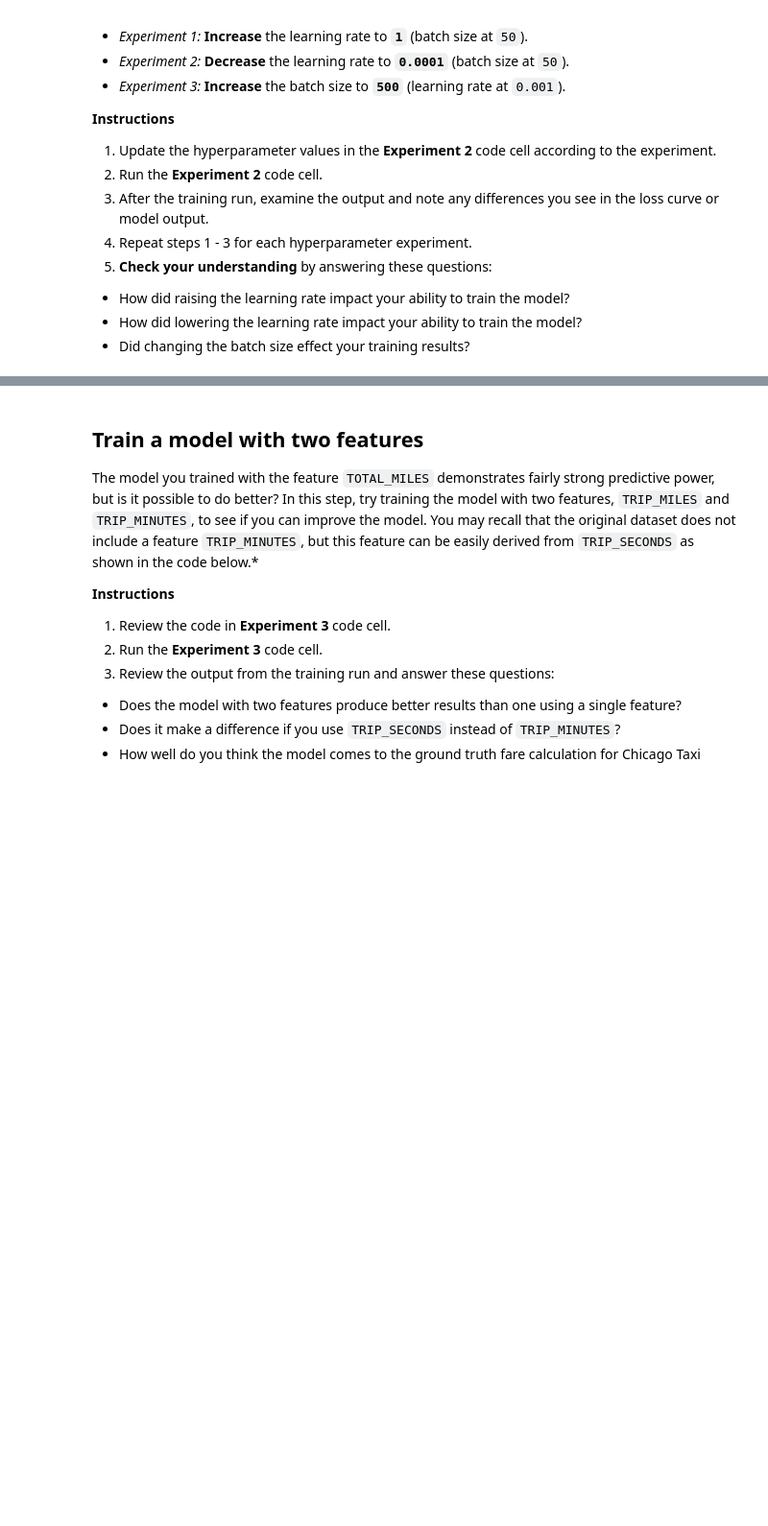
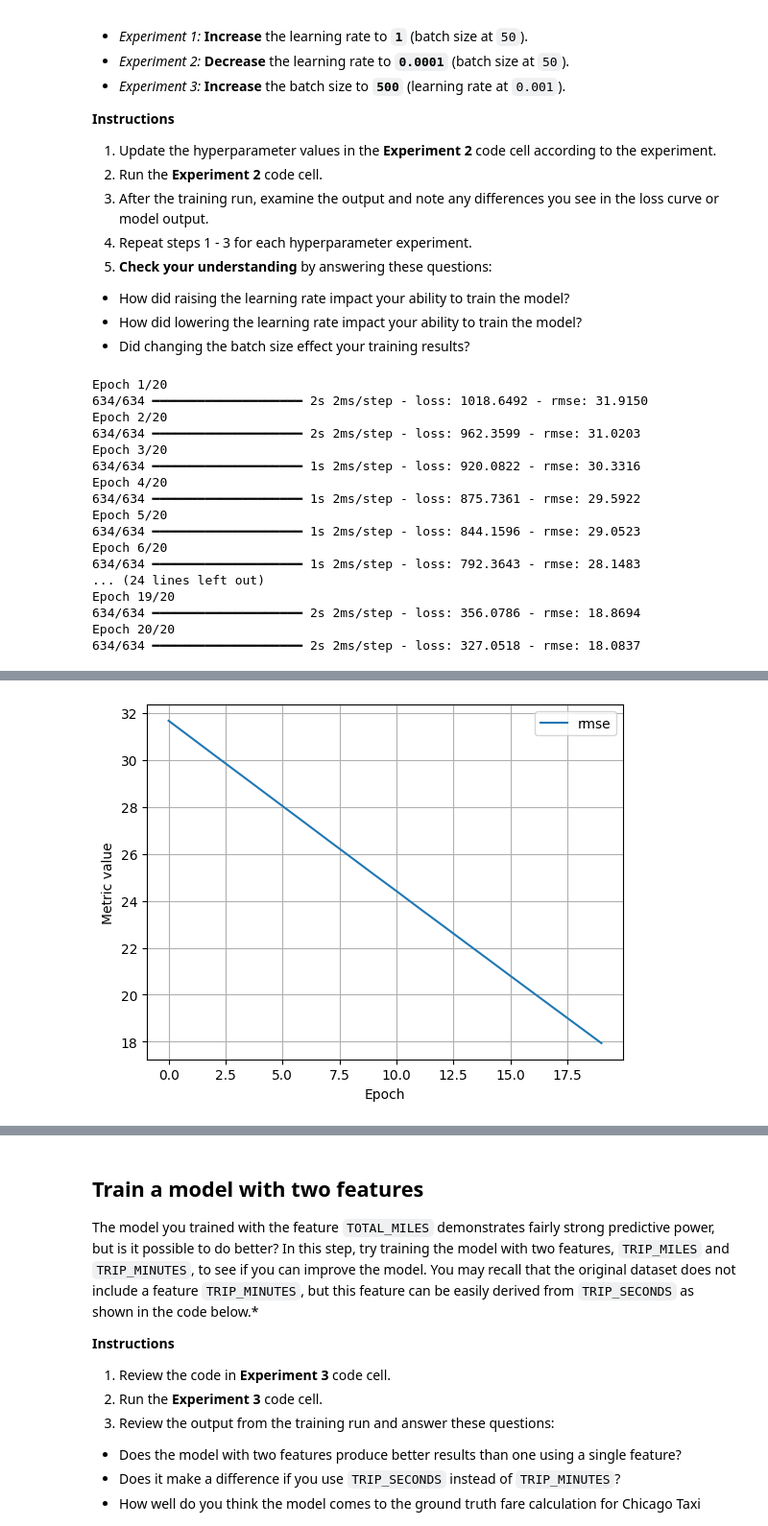
Before and after one commit to nunububbless/research-week, a Jupyter notebook: session-1-intro-ml/linear_regression.ipynb, the cells around one changed output, grey strips where cells are left out. Shown at 96% size. Cells and saved outputs as stored; diff of their text form; code cells hidden in the pictures; blank space fills up the shorter version.

```diff
--- a/session-1-intro-ml/linear_regression.ipynb
+++ b/session-1-intro-ml/linear_regression.ipynb
@@ -371,7 +483,7 @@ It is common with machine learning to run multiple experiments to find the best
 # The following variables are the hyperparameters.
 # TODO - Adjust these hyperparameters to see how they impact a training run.
 settings_2 = ml_edu.experiment.ExperimentSettings(
-    learning_rate = 0.001,
+    learning_rate = 0.0001,
     number_epochs = 20,
     batch_size = 50,
     input_features = ['TRIP_MILES']
@@ -385,3 +497,21 @@ experiment_2 = train_model('one_feature_hyper', model_2, training_df, 'FARE', se
 
 ml_edu.results.plot_experiment_metrics(experiment_2, ['rmse'])
 ml_edu.results.plot_model_predictions(experiment_2, training_df, 'FARE')
+# %% [output]
+Epoch 1/20
+634/634 ━━━━━━━━━━━━━━━━━━━━ 2s 2ms/step - loss: 1018.6492 - rmse: 31.9150
+Epoch 2/20
+634/634 ━━━━━━━━━━━━━━━━━━━━ 2s 2ms/step - loss: 962.3599 - rmse: 31.0203
+Epoch 3/20
+634/634 ━━━━━━━━━━━━━━━━━━━━ 1s 2ms/step - loss: 920.0822 - rmse: 30.3316
+Epoch 4/20
+634/634 ━━━━━━━━━━━━━━━━━━━━ 1s 2ms/step - loss: 875.7361 - rmse: 29.5922
+Epoch 5/20
+634/634 ━━━━━━━━━━━━━━━━━━━━ 1s 2ms/step - loss: 844.1596 - rmse: 29.0523
+Epoch 6/20
+634/634 ━━━━━━━━━━━━━━━━━━━━ 1s 2ms/step - loss: 792.3643 - rmse: 28.1483
+... (24 lines left out)
+Epoch 19/20
+634/634 ━━━━━━━━━━━━━━━━━━━━ 2s 2ms/step - loss: 356.0786 - rmse: 18.8694
+Epoch 20/20
+634/634 ━━━━━━━━━━━━━━━━━━━━ 2s 2ms/step - loss: 327.0518 - rmse: 18.0837
@@ -388,3 +521,4 @@ ml_edu.results.plot_model_predictions(experiment_2, training_df, 'FARE')
+[figure, added]
 # %%
 #@title Double-click to view answers for hyperparameter experiments
 
```
Also changed, not shown: parts of 18 cells of this notebook.
